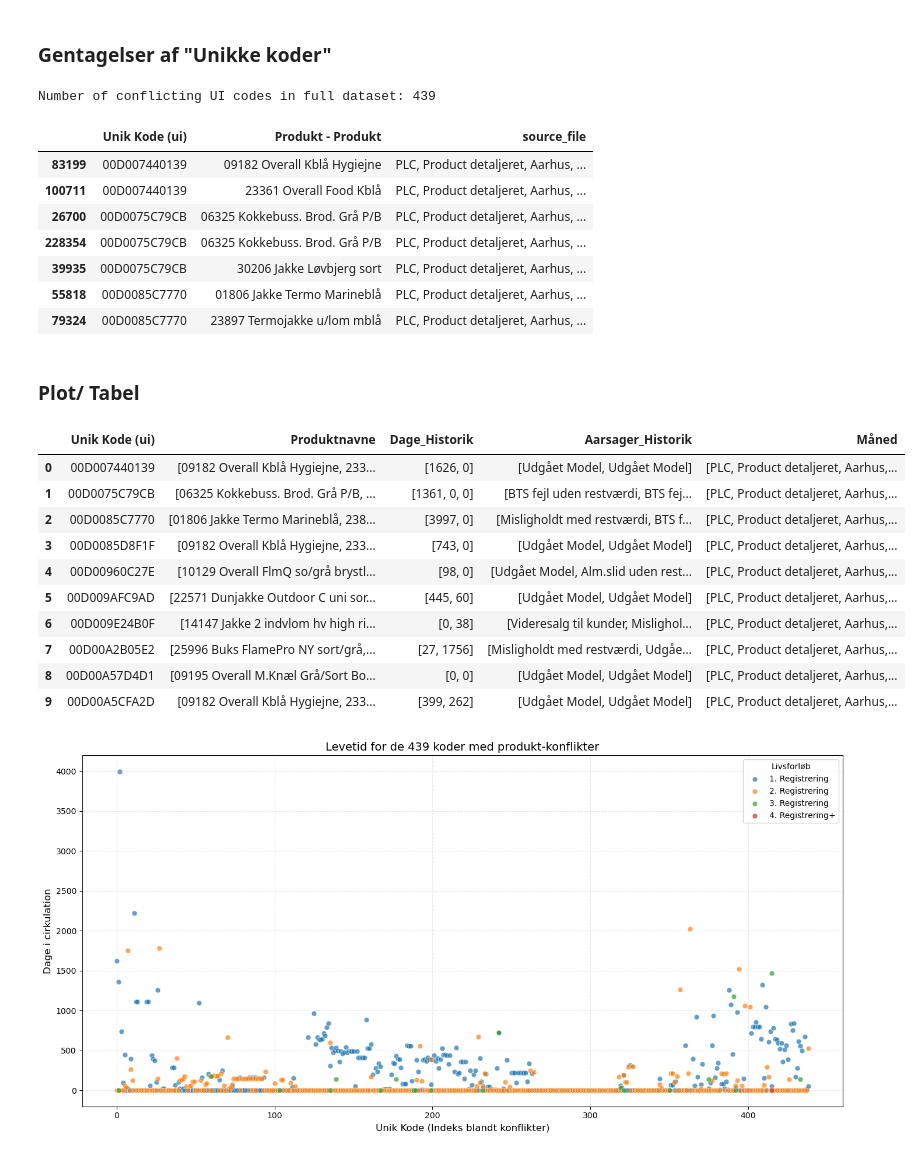
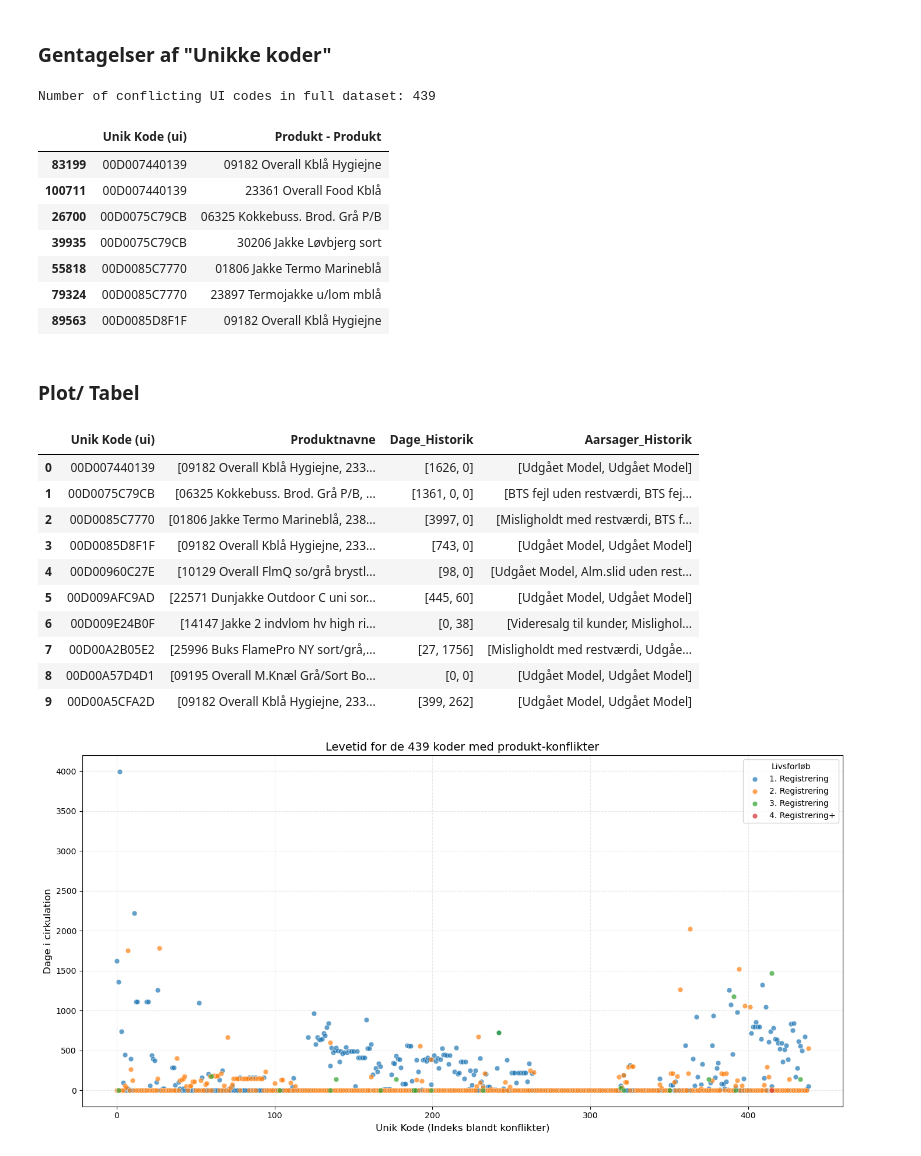
Before and after one commit to Mathias2209/Dataprojekt, a Jupyter notebook: indledende dataanalyse/Conflicting UI.ipynb, the cells around one changed output. Cells and saved outputs as stored; diff of their text form; code cells hidden in the pictures.

```diff
--- a/indledende dataanalyse/Conflicting UI.ipynb
+++ b/indledende dataanalyse/Conflicting UI.ipynb
@@ -10,24 +8,2 @@ import matplotlib.pyplot as plt
 # %% [markdown]
 # Indlæs data
-# %%
-# 1. Lav en liste over de specifikke filnavne
-# Vi leder efter filer, der starter med 'PLC'
-folder = Path('C:/Users/tobi4/OneDrive - Aarhus universitet/UNI/4. Semester/Dataprojekt/2023 AAR vaskeri data')
-files = list(folder.glob("PLC*.xlsx"))
-
-
-# Sørg for at 'Maj' er med her
-month_map = {
-    'Jan': 1, 'Feb': 2, 'Mar': 3, 'Apr': 4, 'Maj': 5, 'Jun': 6,
-    'Jul': 7, 'Aug': 8, 'Sep': 9, 'Okt': 10, 'Nov': 11, 'Dec': 12
-}
-
-# Og sørg for at 'Maj' er med i din Regex her:
-regex_pattern = r"(Jan|Feb|Mar|Apr|Maj|Jun|Jul|Aug|Sep|Okt|Nov|Dec)"
-
-
-data = []
-for f in files:
-    temp_df = pd.read_excel(f, skiprows=2)
-    temp_df["source_file"] = f.name
-    data.append(temp_df)
@@ -67,7 +39,7 @@ Index(['Produkt - Produkt', 'Kassationsårsag (ui)',
 ### Gentagelser af "Unikke koder"
 # %%
 n_unique_prod_year = (
-    all_data
+    df
     .dropna(subset=["Unik Kode (ui)"])
     .groupby("Unik Kode (ui)")["Produkt - Produkt"] #group by ui and look at product for each group
     .nunique() #counting how many products each ui maps to
@@ -75,8 +47,8 @@ n_unique_prod_year = (
 bad_ui_year = n_unique_prod_year[n_unique_prod_year > 1].index #filter for only conflicting ui's
 
 conflicts_year = (
-            all_data[all_data["Unik Kode (ui)"].isin(bad_ui_year)] #selecting rows which ui's are non-unique
-            .loc[:, ["Unik Kode (ui)", "Produkt - Produkt", "source_file"]] # selecting only the stated rows
+            df[df["Unik Kode (ui)"].isin(bad_ui_year)] #selecting rows which ui's are non-unique
+            .loc[:, ["Unik Kode (ui)", "Produkt - Produkt"]] # selecting only the stated rows
             .drop_duplicates() #dropping duplicates of bad ui's (same prod, same ui, same file)
             .sort_values(["Unik Kode (ui)", "Produkt - Produkt"]) #sorting for readability
         )
@@ -85,11 +57,11 @@ print("Number of conflicting UI codes in full dataset:", len(bad_ui_year))
 conflicts_year.head(7)
 # %% [output]
 Number of conflicting UI codes in full dataset: 439
-|  | Unik Kode (ui) | Produkt - Produkt | source_file |
-| 83199 | 00D007440139 | 09182 Overall Kblå Hygiejne | PLC, Product detaljeret, Aarhus, ... |
-| 100711 | 00D007440139 | 23361 Overall Food Kblå | PLC, Product detaljeret, Aarhus, ... |
-| 26700 | 00D0075C79CB | 06325 Kokkebuss. Brod. Grå P/B | PLC, Product detaljeret, Aarhus, ... |
-| 228354 | 00D0075C79CB | 06325 Kokkebuss. Brod. Grå P/B | PLC, Product detaljeret, Aarhus, ... |
-| 39935 | 00D0075C79CB | 30206 Jakke Løvbjerg sort | PLC, Product detaljeret, Aarhus, ... |
-| 55818 | 00D0085C7770 | 01806 Jakke Termo Marineblå | PLC, Product detaljeret, Aarhus, ... |
-| 79324 | 00D0085C7770 | 23897 Termojakke u/lom mblå | PLC, Product detaljeret, Aarhus, ... |
+|  | Unik Kode (ui) | Produkt - Produkt |
+| 83199 | 00D007440139 | 09182 Overall Kblå Hygiejne |
+| 100711 | 00D007440139 | 23361 Overall Food Kblå |
+| 26700 | 00D0075C79CB | 06325 Kokkebuss. Brod. Grå P/B |
+| 39935 | 00D0075C79CB | 30206 Jakke Løvbjerg sort |
+| 55818 | 00D0085C7770 | 01806 Jakke Termo Marineblå |
+| 79324 | 00D0085C7770 | 23897 Termojakke u/lom mblå |
+| 89563 | 00D0085D8F1F | 09182 Overall Kblå Hygiejne |
@@ -102,40 +68,37 @@ Number of conflicting UI codes in full dataset: 439
 # %% [markdown]
 ### Plot/ Tabel
 # %%
-# 2. Filtrer all_data for kun at beholde de koder, der har konflikter
-conflicts_raw = all_data[all_data["Unik Kode (ui)"].isin(bad_ui_year)]
+# Filtrer df for kun at beholde de koder, der har konflikter
+conflicts_raw = df[df["Unik Kode (ui)"].isin(bad_ui_year)]
 
-# 3. Aggreger til én række pr. kode med lister
-# Vi bruger .unique() på produktnavne for at se de forskellige navne,
-# men beholder hele historikken for dage og årsager.
+# Aggreger til én række pr. kode med lister
 conflicts_grouped = (
     conflicts_raw
     .groupby("Unik Kode (ui)")
     .agg({
         "Produkt - Produkt": lambda x: list(x.unique()),
         "Dage i cirkulation": list,
-        "Kassationsårsag (ui)": list,
-        "source_file": list
+        "Kassationsårsag (ui)": list
     })
     .reset_index()
 )
 
 # Omdøb kolonner for klarhed
-conflicts_grouped.columns = ["Unik Kode (ui)", "Produktnavne", "Dage_Historik", "Aarsager_Historik", "Måned"]
+conflicts_grouped.columns = ["Unik Kode (ui)", "Produktnavne", "Dage_Historik", "Aarsager_Historik"]
 
 conflicts_grouped.head(10)
 # %% [output]
-|  | Unik Kode (ui) | Produktnavne | Dage_Historik | Aarsager_Historik | Måned |
-| 0 | 00D007440139 | [09182 Overall Kblå Hygiejne, 233... | [1626, 0] | [Udgået Model, Udgået Model] | [PLC, Product detaljeret, Aarhus,... |
-| 1 | 00D0075C79CB | [06325 Kokkebuss. Brod. Grå P/B, ... | [1361, 0, 0] | [BTS fejl uden restværdi, BTS fej... | [PLC, Product detaljeret, Aarhus,... |
-| 2 | 00D0085C7770 | [01806 Jakke Termo Marineblå, 238... | [3997, 0] | [Misligholdt med restværdi, BTS f... | [PLC, Product detaljeret, Aarhus,... |
-| 3 | 00D0085D8F1F | [09182 Overall Kblå Hygiejne, 233... | [743, 0] | [Udgået Model, Udgået Model] | [PLC, Product detaljeret, Aarhus,... |
-| 4 | 00D00960C27E | [10129 Overall FlmQ so/grå brystl... | [98, 0] | [Udgået Model, Alm.slid uden rest... | [PLC, Product detaljeret, Aarhus,... |
-| 5 | 00D009AFC9AD | [22571 Dunjakke Outdoor C uni sor... | [445, 60] | [Udgået Model, Udgået Model] | [PLC, Product detaljeret, Aarhus,... |
-| 6 | 00D009E24B0F | [14147 Jakke 2 indvlom hv high ri... | [0, 38] | [Videresalg til kunder, Mislighol... | [PLC, Product detaljeret, Aarhus,... |
-| 7 | 00D00A2B05E2 | [25996 Buks FlamePro NY sort/grå,... | [27, 1756] | [Misligholdt med restværdi, Udgåe... | [PLC, Product detaljeret, Aarhus,... |
-| 8 | 00D00A57D4D1 | [09195 Overall M.Knæl Grå/Sort Bo... | [0, 0] | [Udgået Model, Udgået Model] | [PLC, Product detaljeret, Aarhus,... |
-| 9 | 00D00A5CFA2D | [09182 Overall Kblå Hygiejne, 233... | [399, 262] | [Udgået Model, Udgået Model] | [PLC, Product detaljeret, Aarhus,... |
+|  | Unik Kode (ui) | Produktnavne | Dage_Historik | Aarsager_Historik |
+| 0 | 00D007440139 | [09182 Overall Kblå Hygiejne, 233... | [1626, 0] | [Udgået Model, Udgået Model] |
+| 1 | 00D0075C79CB | [06325 Kokkebuss. Brod. Grå P/B, ... | [1361, 0, 0] | [BTS fejl uden restværdi, BTS fej... |
+| 2 | 00D0085C7770 | [01806 Jakke Termo Marineblå, 238... | [3997, 0] | [Misligholdt med restværdi, BTS f... |
+| 3 | 00D0085D8F1F | [09182 Overall Kblå Hygiejne, 233... | [743, 0] | [Udgået Model, Udgået Model] |
+| 4 | 00D00960C27E | [10129 Overall FlmQ so/grå brystl... | [98, 0] | [Udgået Model, Alm.slid uden rest... |
+| 5 | 00D009AFC9AD | [22571 Dunjakke Outdoor C uni sor... | [445, 60] | [Udgået Model, Udgået Model] |
+| 6 | 00D009E24B0F | [14147 Jakke 2 indvlom hv high ri... | [0, 38] | [Videresalg til kunder, Mislighol... |
+| 7 | 00D00A2B05E2 | [25996 Buks FlamePro NY sort/grå,... | [27, 1756] | [Misligholdt med restværdi, Udgåe... |
+| 8 | 00D00A57D4D1 | [09195 Overall M.Knæl Grå/Sort Bo... | [0, 0] | [Udgået Model, Udgået Model] |
+| 9 | 00D00A5CFA2D | [09182 Overall Kblå Hygiejne, 233... | [399, 262] | [Udgået Model, Udgået Model] |
 # %%
 # 4. Forbered data til scatterplot (Kun for konflikterne)
 plot_data = []
```
Also changed, not shown: parts of 11 cells of this notebook.
